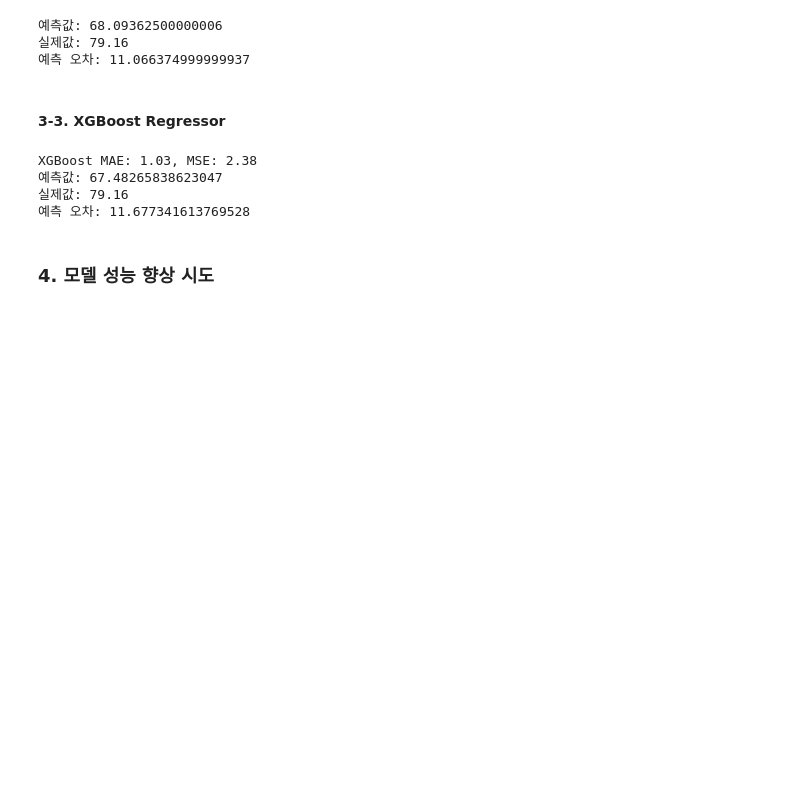
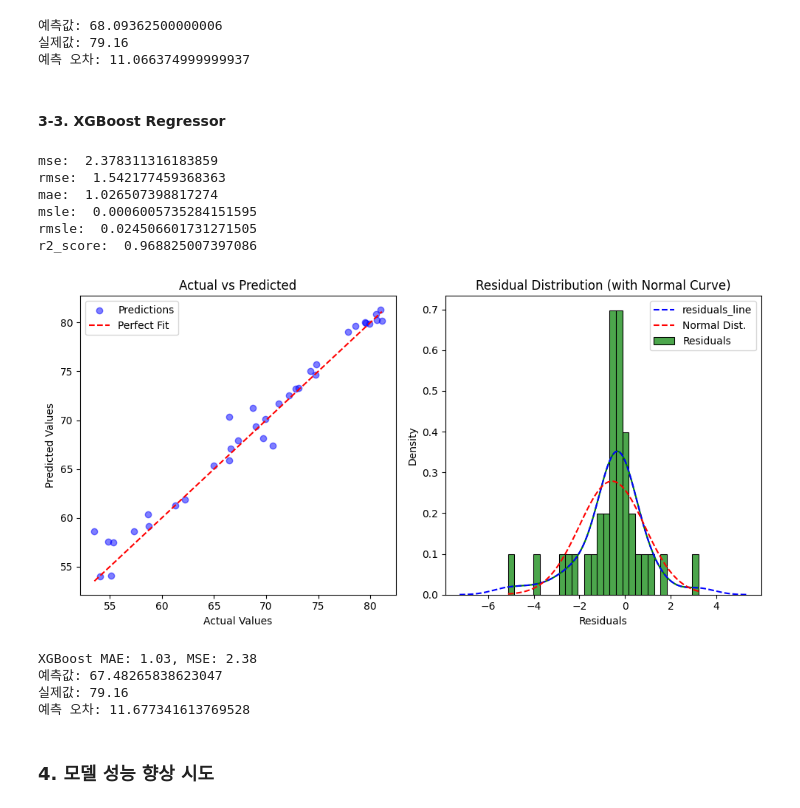
Before and after one commit to Encore-SKN-9/ml_5team, a Jupyter notebook: YJ/ml_yj.ipynb, the cells around one changed output. Drawn from its saved outputs; the diff is of its cells as text; code cells hidden in the pictures; blank space fills up the shorter version.

```diff
--- a/YJ/ml_yj.ipynb
+++ b/YJ/ml_yj.ipynb
@@ -632,28 +729,34 @@ Random Forest MAE: 1.08, MSE: 2.01
 # %%
 import xgboost as xgb
 
-def XGBoost_Regressor_model():
-
-    # 모델 생성 및 학습
-    xgb_model = xgb.XGBRegressor(random_state=42)
-    xgb_model.fit(X_train_scaled, y_train)
-
-    # 예측 및 평가
-    y_pred_xgb = xgb_model.predict(X_test_scaled)
-    mae_xgb = mean_absolute_error(y_test, y_pred_xgb)
-    mse_xgb = mean_squared_error(y_test, y_pred_xgb)
-
-    print(f"XGBoost MAE: {mae_xgb:.2f}, MSE: {mse_xgb:.2f}")
-
-    korea_pred(xgb_model)
 
 
-XGBoost_Regressor_model()
+# 모델 생성 및 학습
+xgb_model = xgb.XGBRegressor(random_state=42)
+xgb_model.fit(X_train_scaled, y_train)
+
+# 예측 및 평가
+y_pred_xgb = xgb_model.predict(X_test_scaled)
+mae_xgb = mean_absolute_error(y_test, y_pred_xgb)
+mse_xgb = mean_squared_error(y_test, y_pred_xgb)
+
+evaluataion(y_test, y_pred_xgb)
+
+print(f"XGBoost MAE: {mae_xgb:.2f}, MSE: {mse_xgb:.2f}")
+
+korea_pred(xgb_model)
 # %% [output]
-XGBoost MAE: 1.03, MSE: 2.38
-예측값: 67.48265838623047
-실제값: 79.16
-예측 오차: 11.677341613769528
+mse:  2.378311316183859
+rmse:  1.542177459368363
+mae:  1.026507398817274
+msle:  0.0006005735284151595
+rmsle:  0.024506601731271505
+r2_score:  0.968825007397086
+[figure, added]
+XGBoost MAE: 1.03, MSE: 2.38
+예측값: 67.48265838623047
+실제값: 79.16
+예측 오차: 11.677341613769528
 # %% [markdown]
 ### 4. 모델 성능 향상 시도
 # %% [markdown]
```
Also changed, not shown: parts of 8 cells of this notebook.
